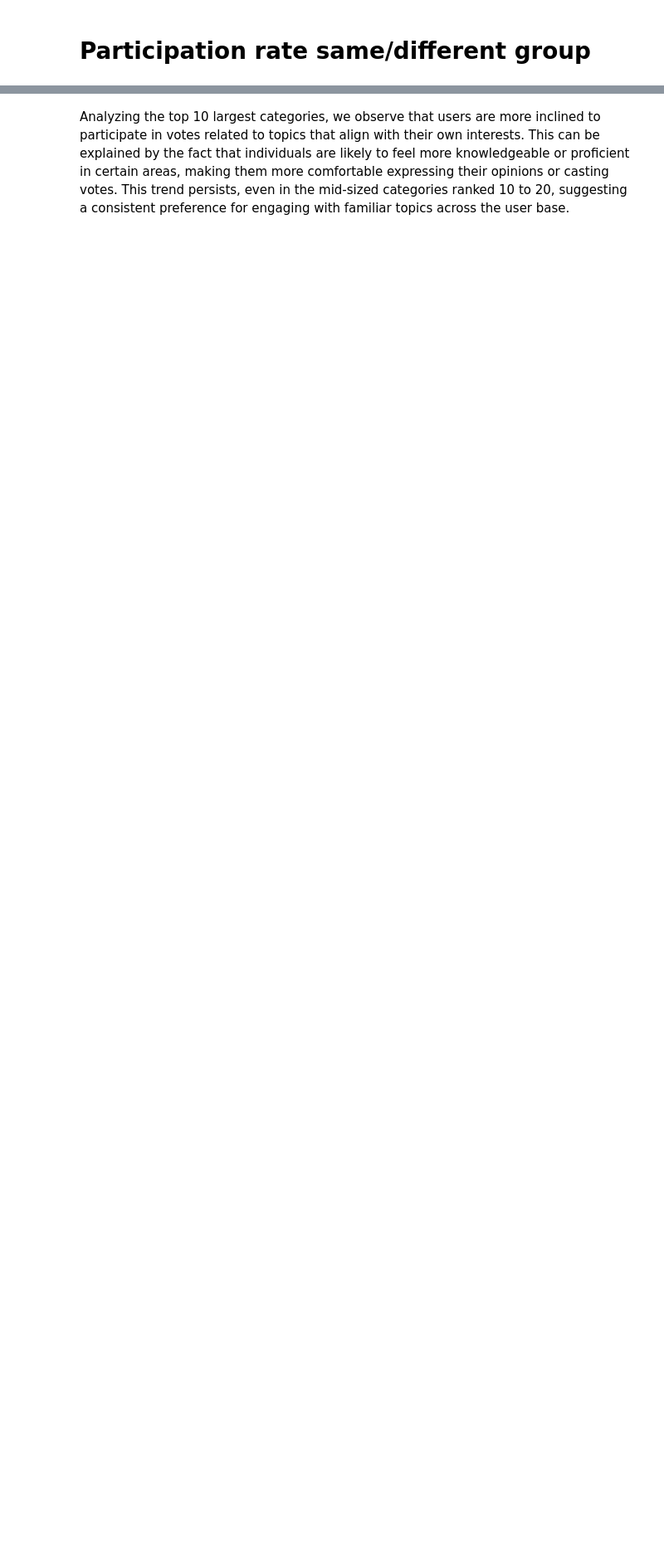
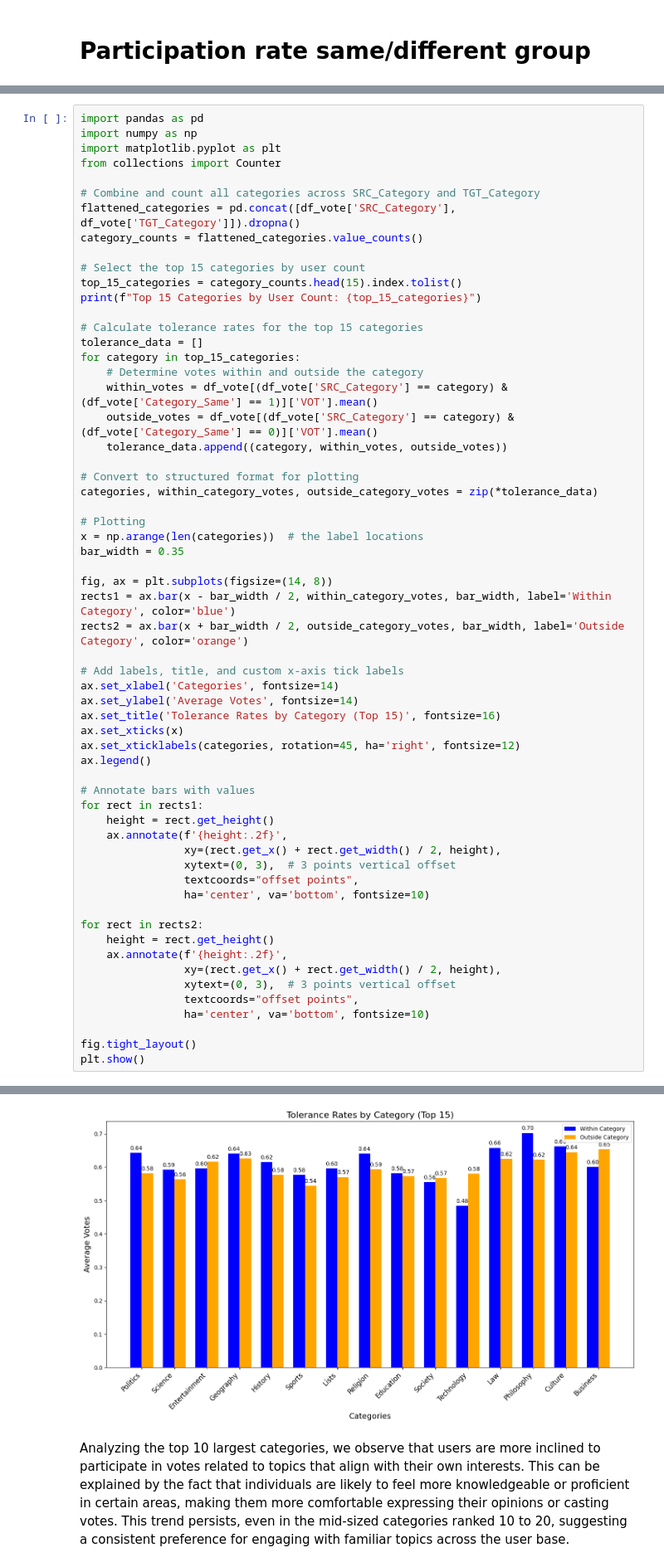
Before and after one commit to epfl-ada/ada-2024-project-supercoolteamname2024, a Jupyter notebook: Result.ipynb, the cells around one changed output, grey strips where cells are left out. Shown at 83% size. Drawn from its saved outputs; the diff is of its cells as text; blank space fills up the shorter version.

```diff
--- a/Result.ipynb
+++ b/Result.ipynb
@@ -87,0 +165,61 @@ plt.show()
+# %%
+import pandas as pd
+import numpy as np
+import matplotlib.pyplot as plt
+from collections import Counter
+
+# Combine and count all categories across SRC_Category and TGT_Category
+flattened_categories = pd.concat([df_vote['SRC_Category'], df_vote['TGT_Category']]).dropna()
+category_counts = flattened_categories.value_counts()
+
+# Select the top 15 categories by user count
+top_15_categories = category_counts.head(15).index.tolist()
+print(f"Top 15 Categories by User Count: {top_15_categories}")
+
+# Calculate tolerance rates for the top 15 categories
+tolerance_data = []
+for category in top_15_categories:
+    # Determine votes within and outside the category
+    within_votes = df_vote[(df_vote['SRC_Category'] == category) & (df_vote['Category_Same'] == 1)]['VOT'].mean()
+    outside_votes = df_vote[(df_vote['SRC_Category'] == category) & (df_vote['Category_Same'] == 0)]['VOT'].mean()
+    tolerance_data.append((category, within_votes, outside_votes))
+
+# Convert to structured format for plotting
+categories, within_category_votes, outside_category_votes = zip(*tolerance_data)
+
+# Plotting
+x = np.arange(len(categories))  # the label locations
+bar_width = 0.35
+
+fig, ax = plt.subplots(figsize=(14, 8))
+rects1 = ax.bar(x - bar_width / 2, within_category_votes, bar_width, label='Within Category', color='blue')
+rects2 = ax.bar(x + bar_width / 2, outside_category_votes, bar_width, label='Outside Category', color='orange')
+
+# Add labels, title, and custom x-axis tick labels
+ax.set_xlabel('Categories', fontsize=14)
+ax.set_ylabel('Average Votes', fontsize=14)
+ax.set_title('Tolerance Rates by Category (Top 15)', fontsize=16)
+ax.set_xticks(x)
+ax.set_xticklabels(categories, rotation=45, ha='right', fontsize=12)
+ax.legend()
+
+# Annotate bars with values
+for rect in rects1:
+    height = rect.get_height()
+    ax.annotate(f'{height:.2f}',
+                xy=(rect.get_x() + rect.get_width() / 2, height),
+                xytext=(0, 3),  # 3 points vertical offset
+                textcoords="offset points",
+                ha='center', va='bottom', fontsize=10)
+
+for rect in rects2:
+    height = rect.get_height()
+    ax.annotate(f'{height:.2f}',
+                xy=(rect.get_x() + rect.get_width() / 2, height),
+                xytext=(0, 3),  # 3 points vertical offset
+                textcoords="offset points",
+                ha='center', va='bottom', fontsize=10)
+
+fig.tight_layout()
+plt.show()
+# %% [output]
@@ -88,3 +227,4 @@ plt.show()
+[figure, added]
 # %% [markdown]
 Analyzing the top 10 largest categories, we observe that users are more inclined to participate in votes related to topics that align with their own interests. This can be explained by the fact that individuals are likely to feel more knowledgeable or proficient in certain areas, making them more comfortable expressing their opinions or casting votes. This trend persists, even in the mid-sized categories ranked 10 to 20, suggesting a consistent preference for engaging with familiar topics across the user base.
 # %% [markdown]
```
Also changed, not shown: parts of 6 cells of this notebook.
